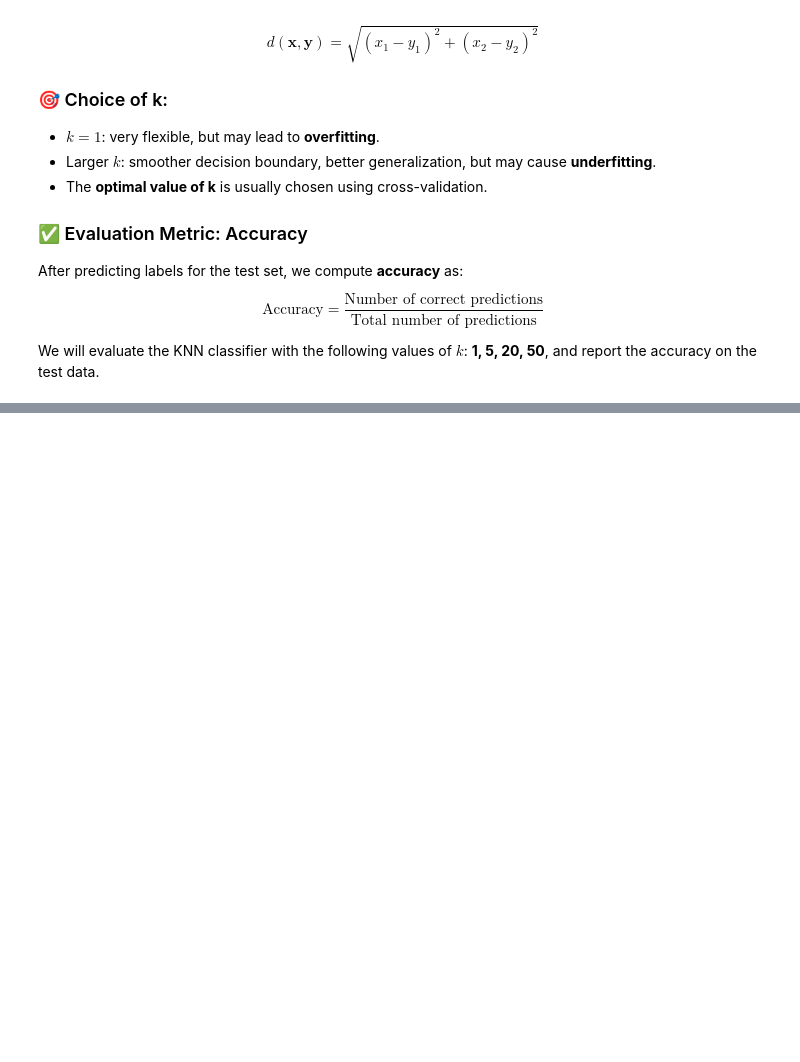
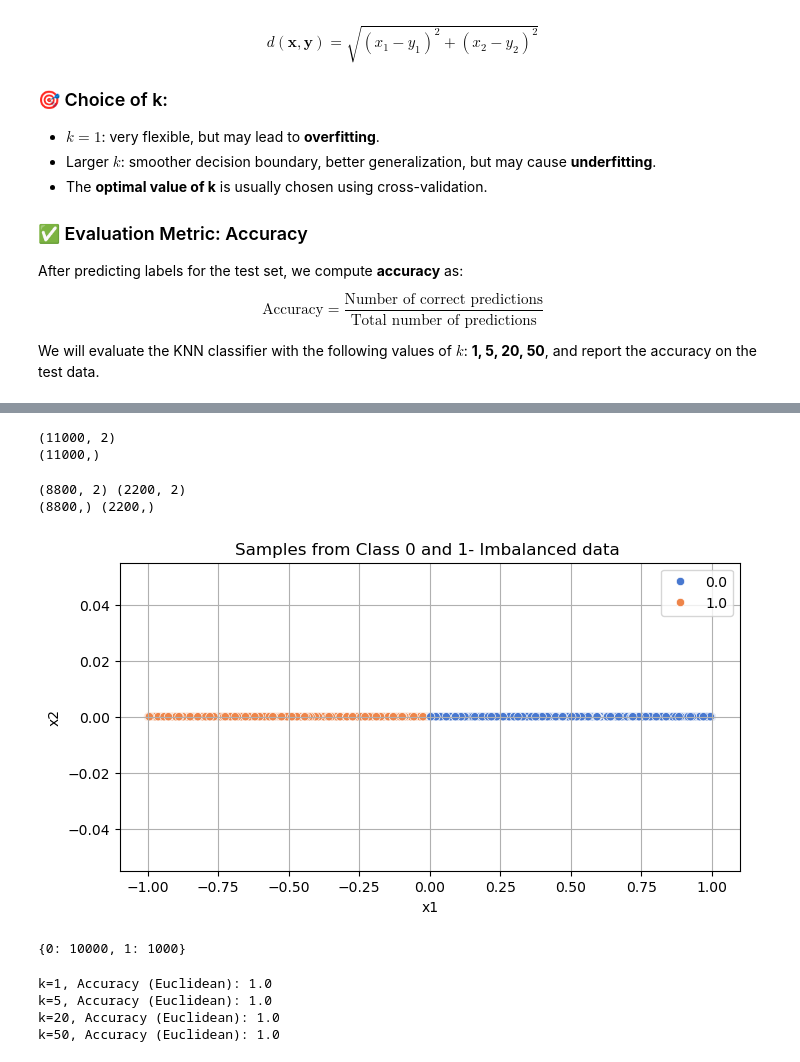
Before and after one commit to mjmousavi97/MachinLearning-TehranUni-2024, a Jupyter notebook: Projects/05 pro/src/main.ipynb, the cells around one changed output, grey strips where cells are left out. Drawn from its saved outputs; the diff is of its cells as text; code cells hidden in the pictures; blank space fills up the shorter version.

```diff
--- a/Projects/05 pro/src/main.ipynb
+++ b/Projects/05 pro/src/main.ipynb
@@ -93,0 +253,61 @@ We will evaluate the KNN classifier with the following values of $k$: **1, 5, 20
+# %%
+n_samples0 = 10000
+n_samples1 = 1000
+
+class0_data = np.random.uniform(0, 1, size=(n_samples0, 1))
+class0_data = np.c_[class0_data, np.zeros(n_samples0)]
+
+class1_data = np.random.uniform(-1, 0, size=(n_samples1, 1))
+class1_data = np.c_[class1_data, np.zeros(n_samples1)]
+
+X = np.vstack([class0_data, class1_data])
+y = np.array([0] * n_samples0 + [1] * n_samples1)
+
+print(X.shape)
+print(y.shape)
+# %% [output]
+(11000, 2)
+(11000,)
+# %%
+indices = list(range(X.shape[0]))
+np.random.shuffle(indices)
+X = X[indices]
+y = y[indices]
+# %%
+X_train, X_test, y_train, y_test = train_test_split(X, y, test_size=0.2, shuffle=True)
+
+print(X_train.shape, X_test.shape)
+print(y_train.shape, y_test.shape)
+# %% [output]
+(8800, 2) (2200, 2)
+(8800,) (2200,)
+# %%
+column_names = ['X1', 'X2', 'class']
+df_imbalanced = pd.DataFrame(np.c_[X, y], columns=column_names)
+# %%
+plt.figure(figsize=(8, 4))
+sns.scatterplot(data=df_imbalanced,x='X1', y='X2', hue='class', palette='muted')
+plt.xlabel("x1")
+plt.ylabel("x2")
+plt.title("Samples from Class 0 and 1- Imbalanced data ")
+plt.legend()
+plt.grid(True)
+plt.show()
+# %% [output]
+[figure, added]
+# %%
+classes, counts = np.unique(y, return_counts=True)
+print(dict(zip(classes, counts)))
+# %% [output]
+{0: 10000, 1: 1000}
+# %%
+ks = [1, 5, 20, 50]
+for k in ks:
+    y_pred = knn(X_train, X_test, y_train, k, euclidean_distance)
+    accuracy = np.sum(y_pred == y_test) / len(y_test)
+    print(f"k={k}, Accuracy (Euclidean): {accuracy}")
+# %% [output]
+k=1, Accuracy (Euclidean): 1.0
+k=5, Accuracy (Euclidean): 1.0
+k=20, Accuracy (Euclidean): 1.0
+k=50, Accuracy (Euclidean): 1.0
```
Also changed, not shown: parts of 13 cells of this notebook.
